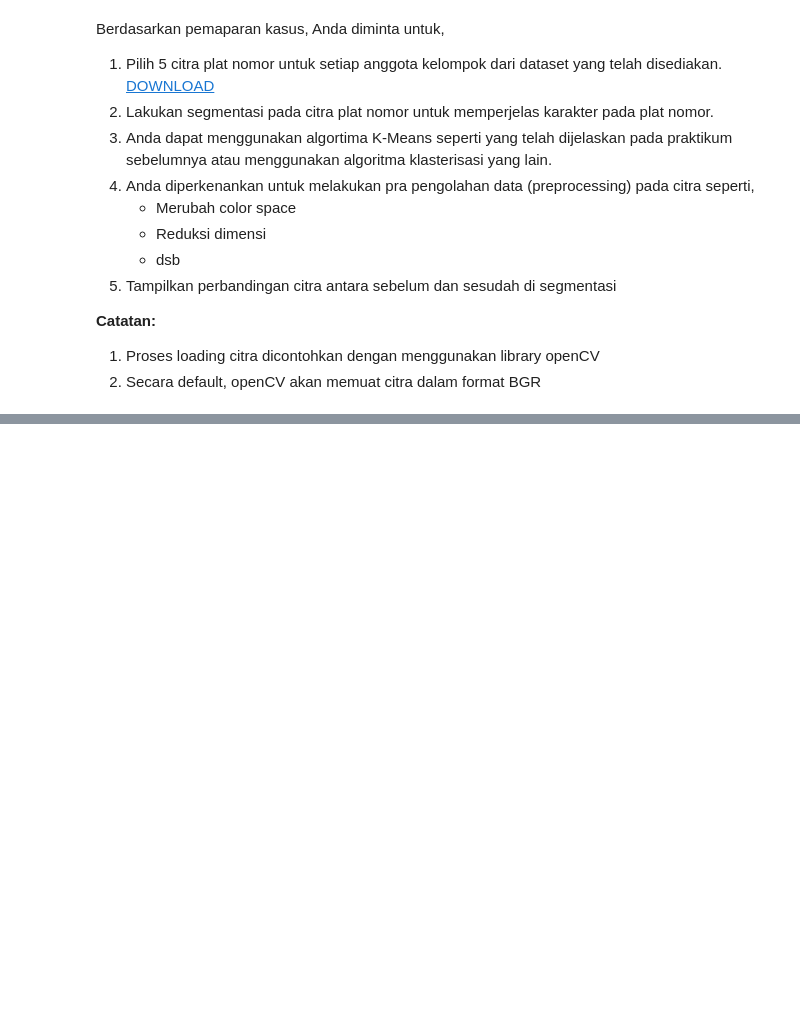
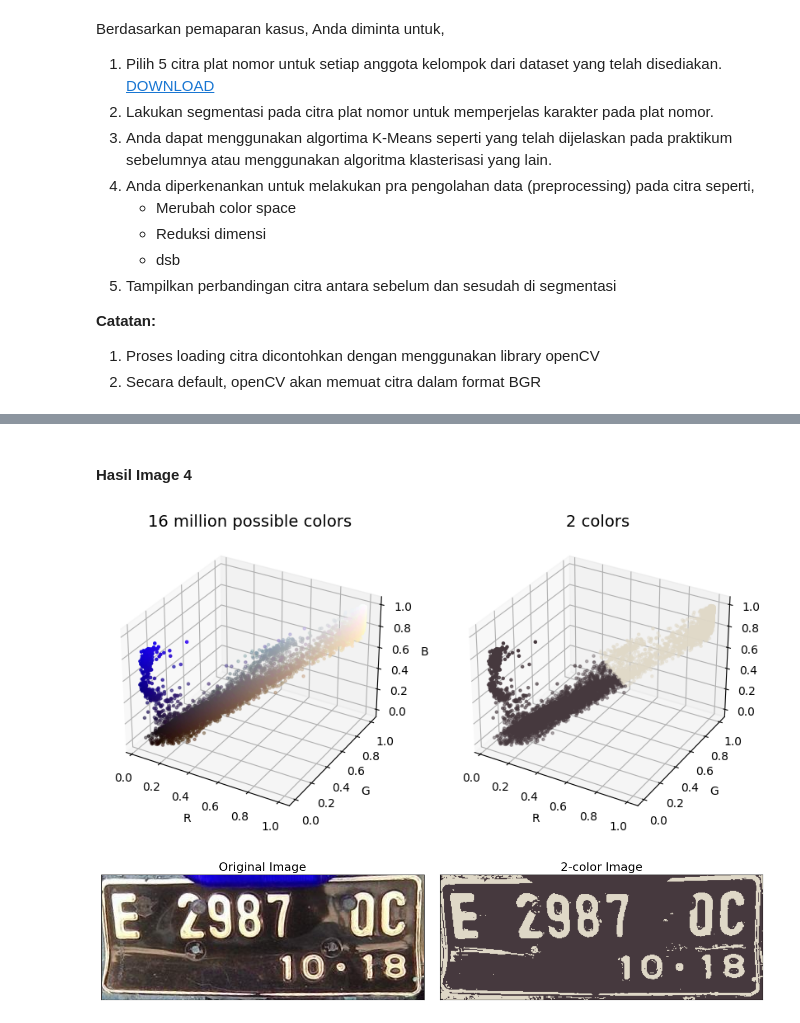
Before and after one commit to bintangsholu21/Pembelajaran-Mesin, a Jupyter notebook: UTS.ipynb, the cells around one changed output, grey strips where cells are left out. Saved outputs shown, nothing was run; the diff lists cells and outputs as text; code cells hidden in the pictures; blank space fills up the shorter version.

```diff
--- a/UTS.ipynb
+++ b/UTS.ipynb
@@ -31,0 +138,7 @@ Berdasarkan pemaparan kasus, Anda diminta untuk,
+# %% [markdown]
+#### **Hasil Image 4**
+# %%
+    kmeans_cluster(images[4])
+# %% [output]
+[figure, added]
+[figure, added]
```
Also changed, not shown: parts of 25 cells of this notebook.
